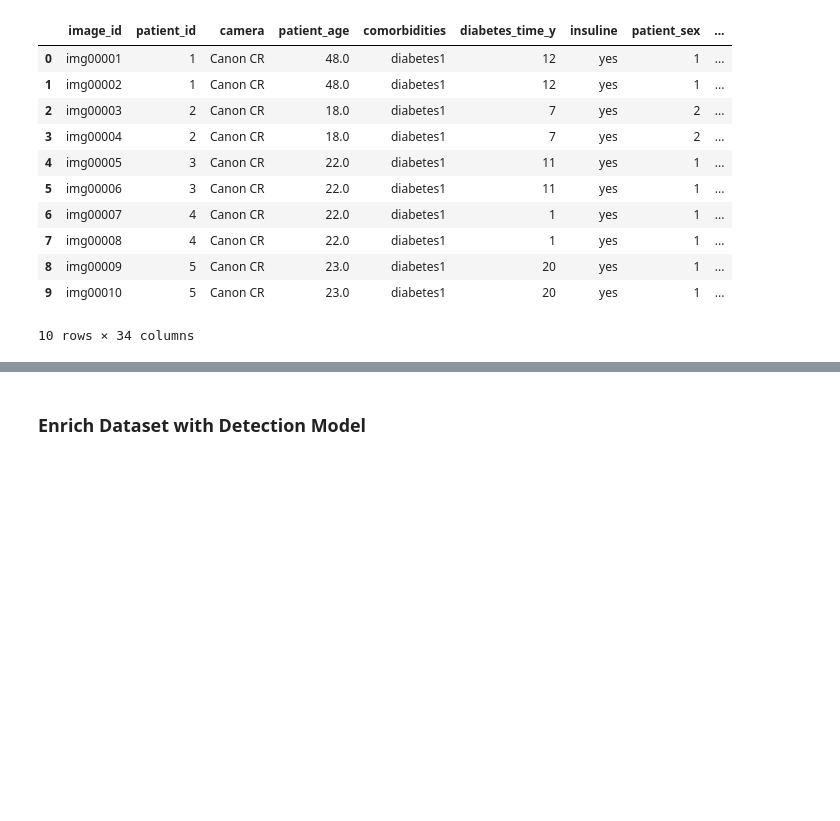
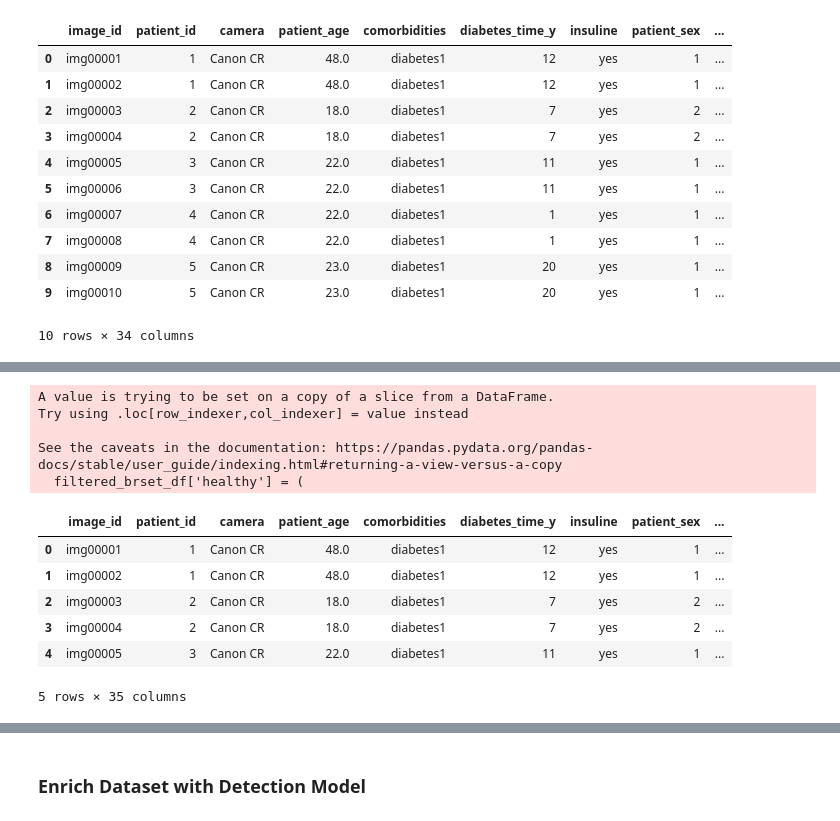
Before and after one commit to rodrigocmichelassi/bachelor-thesis, a Jupyter notebook: src/notebooks/data-generation.ipynb, the cells around one changed output, grey strips where cells are left out. Saved outputs shown, nothing was run; the diff lists cells and outputs as text; code cells hidden in the pictures; blank space fills up the shorter version.

```diff
--- a/src/notebooks/data-generation.ipynb
+++ b/src/notebooks/data-generation.ipynb
@@ -64,0 +107,19 @@ brset_df.head(10)
+# %%
+filtered_brset_df['healthy'] = (
+    filtered_brset_df[diseases_list].sum(axis=1) == 0
+).astype(int)
+
+filtered_brset_df.head()
+# %% [output]
+A value is trying to be set on a copy of a slice from a DataFrame.
+Try using .loc[row_indexer,col_indexer] = value instead
+
+See the caveats in the documentation: https://pandas.pydata.org/pandas-docs/stable/user_guide/indexing.html#returning-a-view-versus-a-copy
+  filtered_brset_df['healthy'] = (
+|  | image_id | patient_id | camera | patient_age | comorbidities | diabetes_time_y | insuline | patient_sex | ... |
+| 0 | img00001 | 1 | Canon CR | 48.0 | diabetes1 | 12 | yes | 1 | ... |
+| 1 | img00002 | 1 | Canon CR | 48.0 | diabetes1 | 12 | yes | 1 | ... |
+| 2 | img00003 | 2 | Canon CR | 18.0 | diabetes1 | 7 | yes | 2 | ... |
+| 3 | img00004 | 2 | Canon CR | 18.0 | diabetes1 | 7 | yes | 2 | ... |
+| 4 | img00005 | 3 | Canon CR | 22.0 | diabetes1 | 11 | yes | 1 | ... |
+5 rows × 35 columns
```
Also changed, not shown: parts of 12 cells of this notebook, 2 other files.
